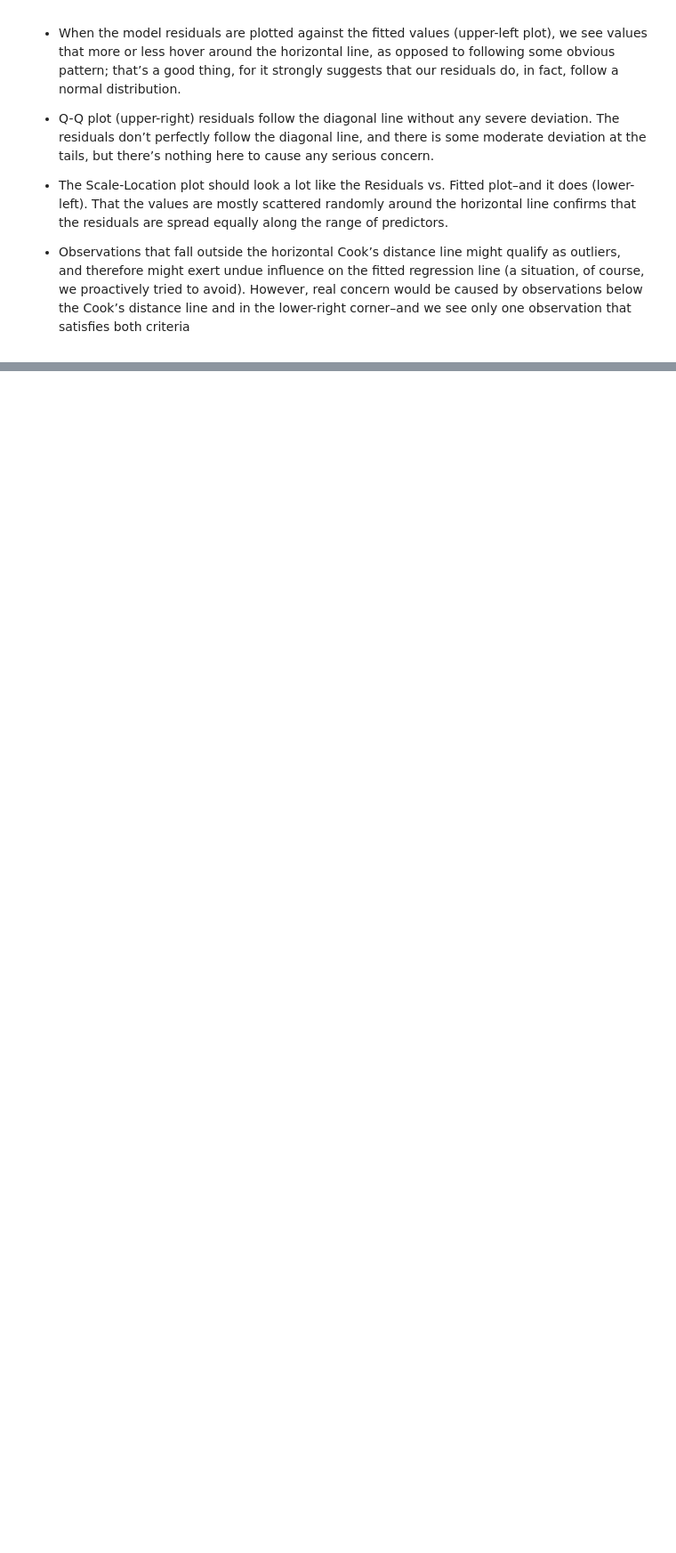
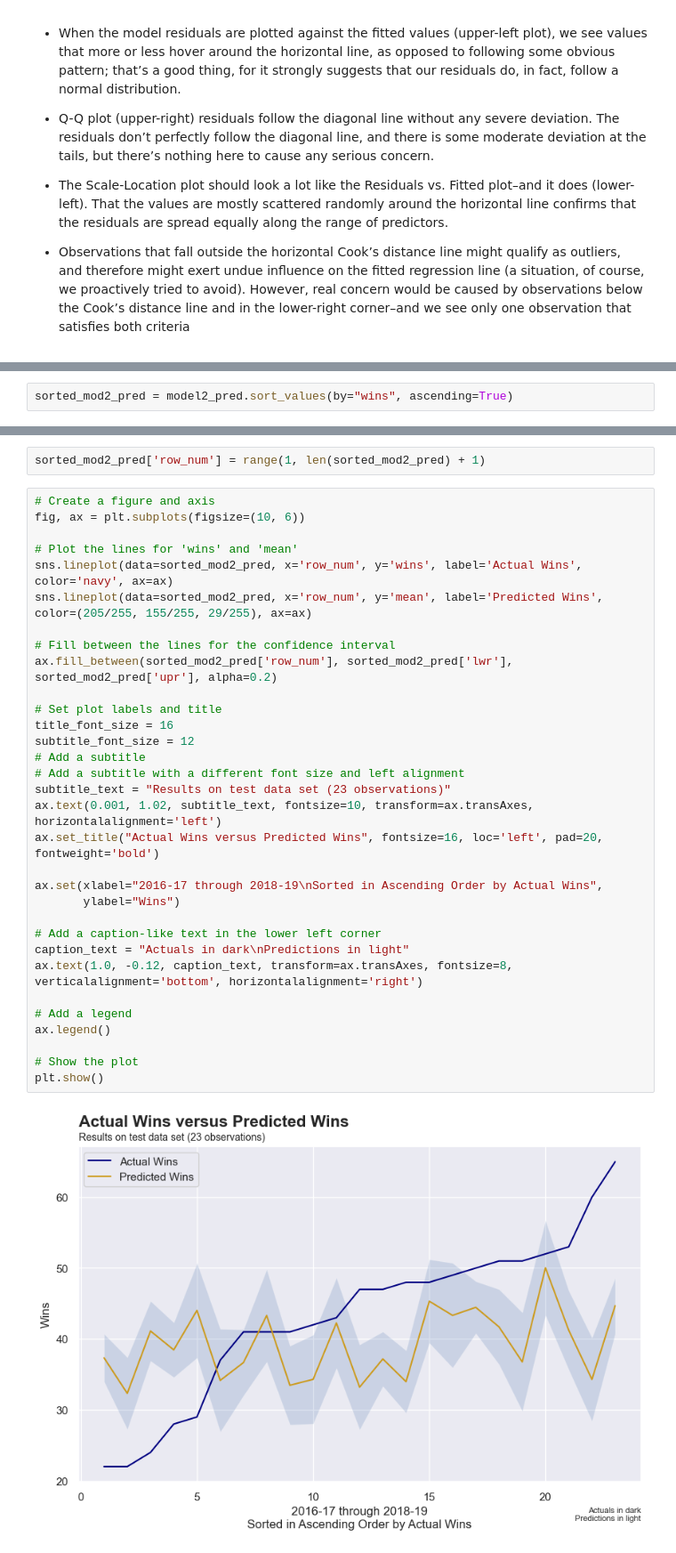
Before and after one commit to Btlyons1/basketball_stats, a Jupyter notebook: giving_100.ipynb, the cells around one changed output, grey strips where cells are left out. Shown at 89% size. Cells and saved outputs as stored; diff of their text form; blank space fills up the shorter version.

```diff
--- a/giving_100.ipynb
+++ b/giving_100.ipynb
@@ -668,0 +959,2 @@ A residual is a measure of the vertical distance from an actual value to the fit
+# %%
+sorted_mod2_pred = model2_pred.sort_values(by="wins", ascending=True)
@@ -668,0 +981,36 @@ A residual is a measure of the vertical distance from an actual value to the fit
+# %%
+sorted_mod2_pred['row_num'] = range(1, len(sorted_mod2_pred) + 1)
+# %%
+# Create a figure and axis
+fig, ax = plt.subplots(figsize=(10, 6))
+
+# Plot the lines for 'wins' and 'mean'
+sns.lineplot(data=sorted_mod2_pred, x='row_num', y='wins', label='Actual Wins', color='navy', ax=ax)
+sns.lineplot(data=sorted_mod2_pred, x='row_num', y='mean', label='Predicted Wins', color=(205/255, 155/255, 29/255), ax=ax)
+
+# Fill between the lines for the confidence interval
+ax.fill_between(sorted_mod2_pred['row_num'], sorted_mod2_pred['lwr'], sorted_mod2_pred['upr'], alpha=0.2)
+
+# Set plot labels and title
+title_font_size = 16
+subtitle_font_size = 12
+# Add a subtitle
+# Add a subtitle with a different font size and left alignment
+subtitle_text = "Results on test data set (23 observations)"
+ax.text(0.001, 1.02, subtitle_text, fontsize=10, transform=ax.transAxes, horizontalalignment='left')
+ax.set_title("Actual Wins versus Predicted Wins", fontsize=16, loc='left', pad=20, fontweight='bold')
+
+ax.set(xlabel="2016-17 through 2018-19\nSorted in Ascending Order by Actual Wins",
+       ylabel="Wins")
+
+# Add a caption-like text in the lower left corner
+caption_text = "Actuals in dark\nPredictions in light"
+ax.text(1.0, -0.12, caption_text, transform=ax.transAxes, fontsize=8, verticalalignment='bottom', horizontalalignment='right')
+
+# Add a legend
+ax.legend()
+
+# Show the plot
+plt.show()
+# %% [output]
+[figure, added]
```
Also changed, not shown: parts of 46 cells of this notebook.
